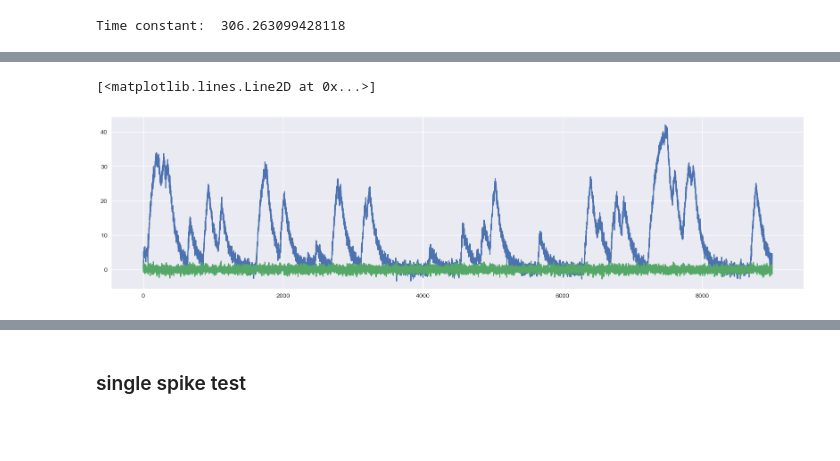
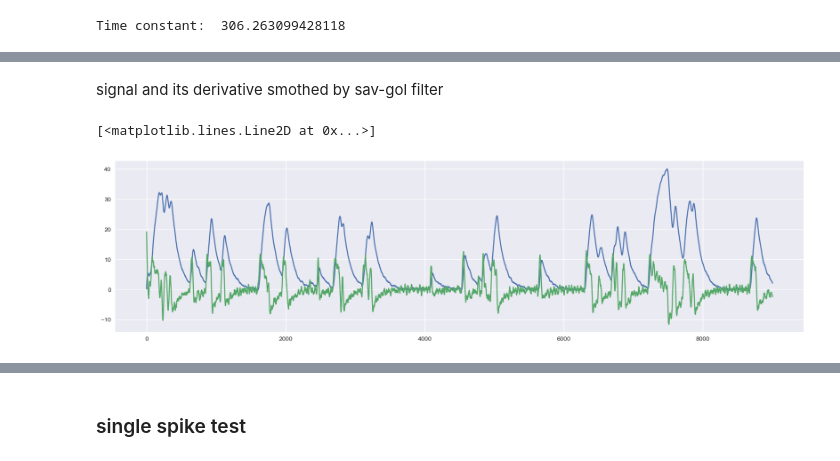
Before and after one commit to mjoudy/Calcium---AR, a Jupyter notebook: pre-processing-for-stefan.ipynb, the cells around one changed output, grey strips where cells are left out. Cells and saved outputs as stored; diff of their text form; code cells hidden in the pictures; blank space fills up the shorter version.

Commit message:
derivative method of finding tau improved and turned out it is working.

```diff
--- a/pre-processing-for-stefan.ipynb
+++ b/pre-processing-for-stefan.ipynb
@@ -432,7 +441,14 @@ s_prime = np.gradient(s)
+# %% [markdown]
+signal and its derivative smothed by sav-gol filter
+# %%
+smooth_cal = sig.savgol_filter(calcium_nsp_noisy[n, :], window_length=51, deriv=0, delta=1., polyorder=3)
+smooth_deriv = sig.savgol_filter(calcium_nsp_noisy[n, :], window_length=51, deriv=1, delta=1., polyorder=3)
+
+x_ncsp = smooth_deriv + (1/tau)*smooth_cal
 # %%
 plt.figure(figsize=(20, 5))
-plt.plot(s)
-plt.plot(s_prime)
+plt.plot(smooth_cal)
+plt.plot(30*smooth_deriv)
 # %% [output]
 [<matplotlib.lines.Line2D at 0x...>]
-[figure, old version]
+[figure, new version]
```
Also changed, not shown: parts of 42 cells of this notebook.
